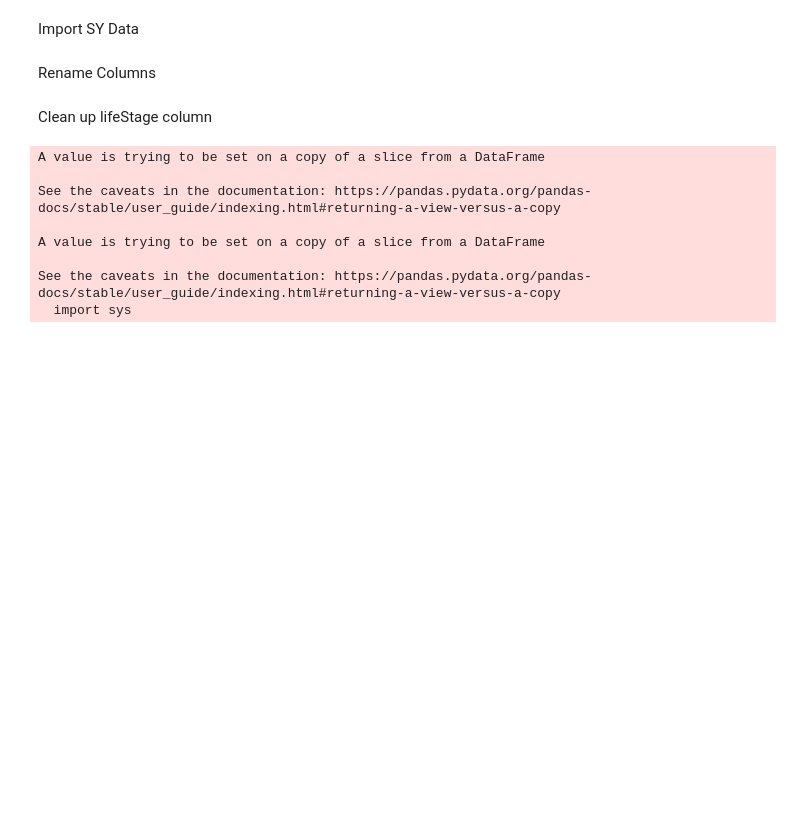
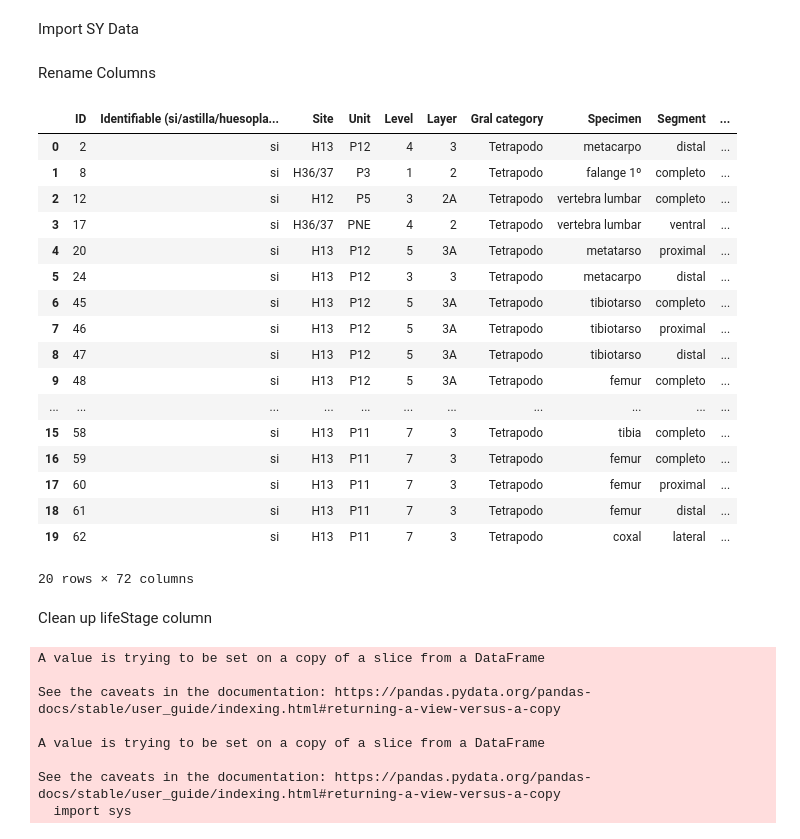
Before and after one commit to futres/fovt-data-mapping, a Jupyter notebook: Scripts/futres_sy_notebook.ipynb, the cells around one changed output. Cells and saved outputs as stored; diff of their text form; code cells hidden in the pictures; blank space fills up the shorter version.

```diff
--- a/Scripts/futres_sy_notebook.ipynb
+++ b/Scripts/futres_sy_notebook.ipynb
@@ -24,6 +16,27 @@ Import SY Data
 sy_data = pd.read_csv("./../Original Data/futres_sy_original.csv")
 # %% [markdown]
 Rename Columns
+# %%
+sy_data
+# %% [output]
+|  | ID | Identifiable (si/astilla/huesopla... | Site | Unit | Level | Layer | Gral category | Specimen | Segment | ... |
+| 0 | 2 | si | H13 | P12 | 4 | 3 | Tetrapodo | metacarpo | distal | ... |
+| 1 | 8 | si | H36/37 | P3 | 1 | 2 | Tetrapodo | falange 1º | completo | ... |
+| 2 | 12 | si | H12 | P5 | 3 | 2A | Tetrapodo | vertebra lumbar | completo | ... |
+| 3 | 17 | si | H36/37 | PNE | 4 | 2 | Tetrapodo | vertebra lumbar | ventral | ... |
+| 4 | 20 | si | H13 | P12 | 5 | 3A | Tetrapodo | metatarso | proximal | ... |
+| 5 | 24 | si | H13 | P12 | 3 | 3 | Tetrapodo | metacarpo | distal | ... |
+| 6 | 45 | si | H13 | P12 | 5 | 3A | Tetrapodo | tibiotarso | completo | ... |
+| 7 | 46 | si | H13 | P12 | 5 | 3A | Tetrapodo | tibiotarso | proximal | ... |
+| 8 | 47 | si | H13 | P12 | 5 | 3A | Tetrapodo | tibiotarso | distal | ... |
+| 9 | 48 | si | H13 | P12 | 5 | 3A | Tetrapodo | femur | completo | ... |
+| ... | ... | ... | ... | ... | ... | ... | ... | ... | ... | ... |
+| 15 | 58 | si | H13 | P11 | 7 | 3 | Tetrapodo | tibia | completo | ... |
+| 16 | 59 | si | H13 | P11 | 7 | 3 | Tetrapodo | femur | completo | ... |
+| 17 | 60 | si | H13 | P11 | 7 | 3 | Tetrapodo | femur | proximal | ... |
+| 18 | 61 | si | H13 | P11 | 7 | 3 | Tetrapodo | femur | distal | ... |
+| 19 | 62 | si | H13 | P11 | 7 | 3 | Tetrapodo | coxal | lateral | ... |
+20 rows × 72 columns
 # %%
 sy_data = sy_data.rename(columns={'ID': 'individualID',
                                   'Taxa':'scientificName',
```
Also changed, not shown: parts of 3 cells of this notebook, 3 other files.
